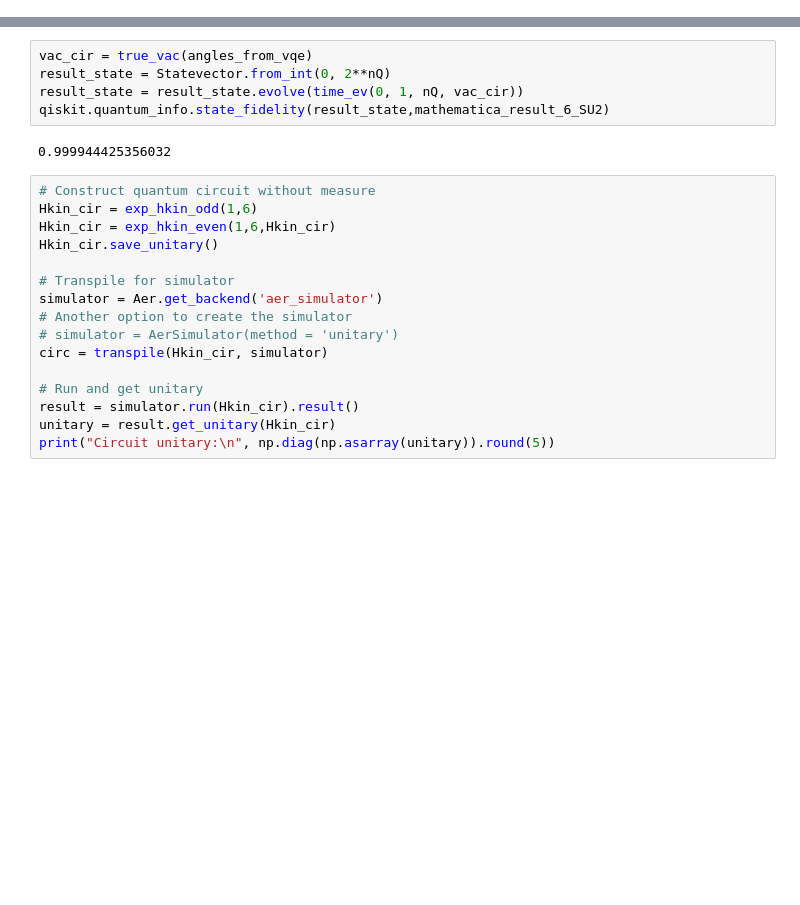
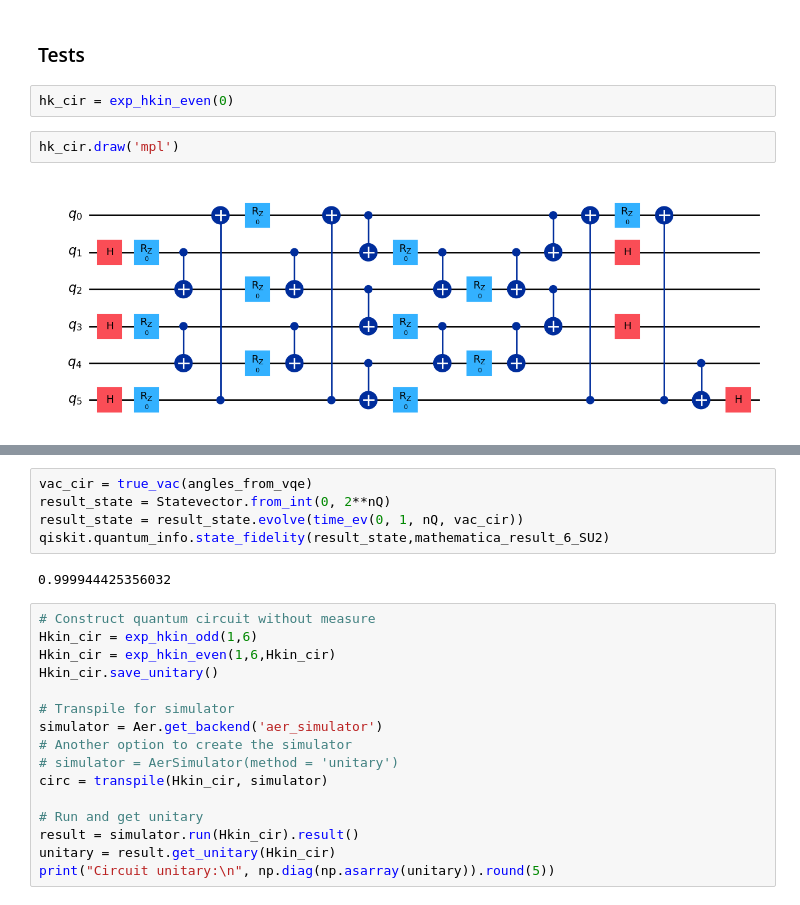
Before and after one commit to zhiyaol/string-breaking, a Jupyter notebook: test.ipynb, the cells around one changed output, grey strips where cells are left out. Drawn from its saved outputs; the diff is of its cells as text; blank space fills up the shorter version.

```diff
--- a/test.ipynb
+++ b/test.ipynb
@@ -0,0 +1,8 @@
+# %% [markdown]
+### Tests
+# %%
+hk_cir = exp_hkin_even(0)
+# %%
+hk_cir.draw('mpl')
+# %% [output]
+[figure, added]
```
Also changed, not shown: parts of 7 cells of this notebook, 2 other files.
